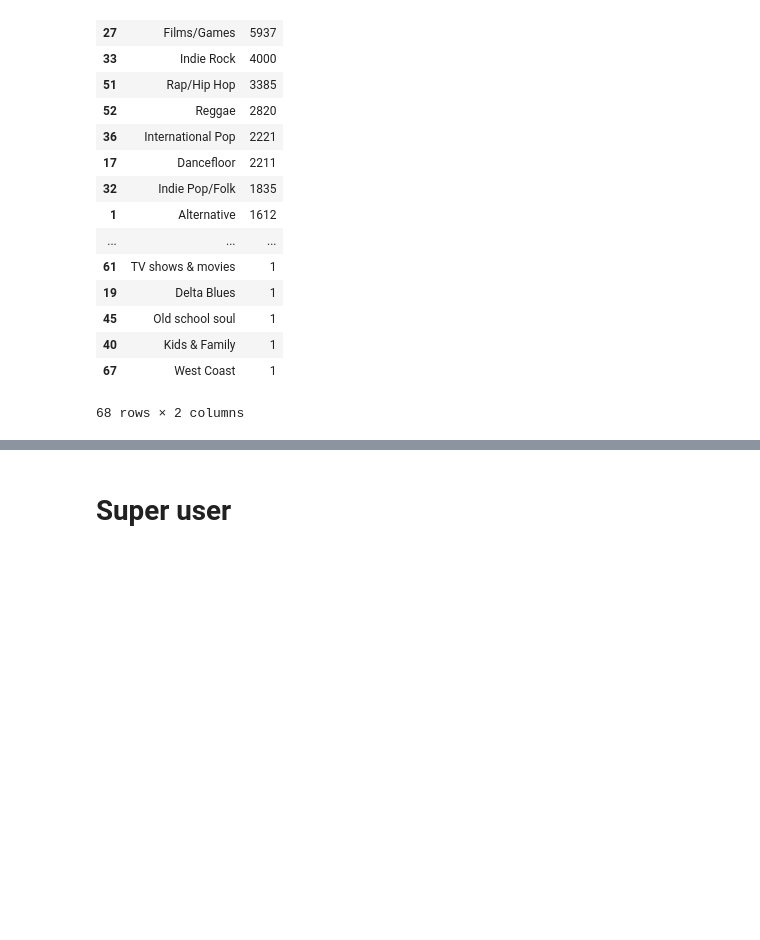
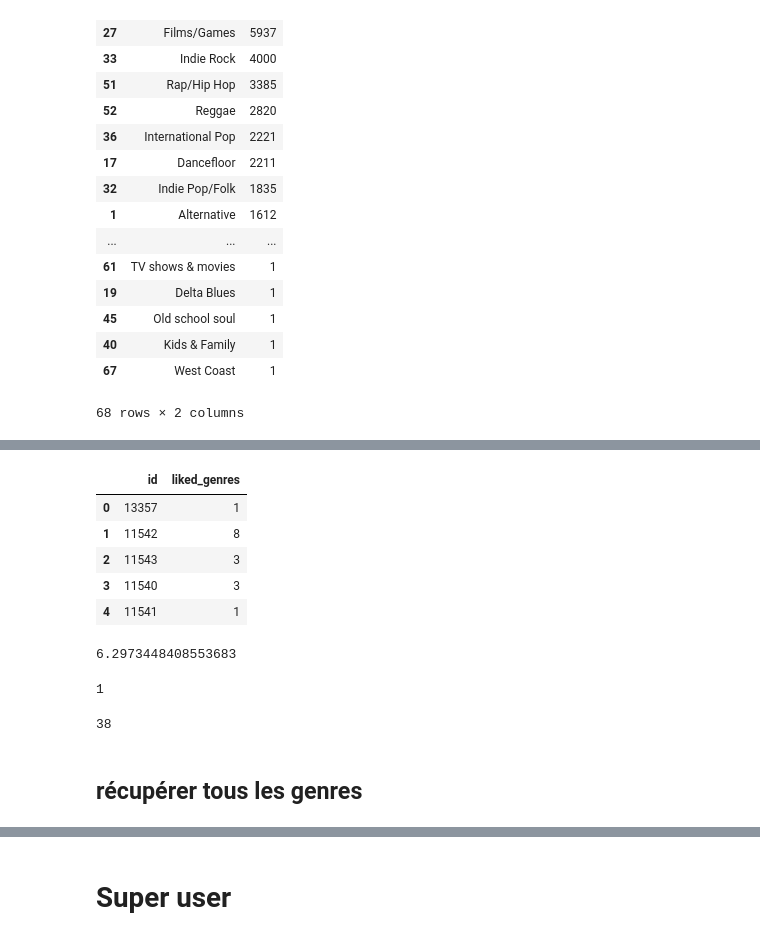
Before and after one commit to zakaryaxali/network_deezer, a Jupyter notebook: super_users_HR.ipynb, the cells around one changed output, grey strips where cells are left out. Saved outputs shown, nothing was run; the diff lists cells and outputs as text; code cells hidden in the pictures; blank space fills up the shorter version.

Commit message:
update super_users + simplification genres

```diff
--- a/super_users.ipynb
+++ b/super_users_HR.ipynb
@@ -84,0 +89,4 @@ size_genre_group_HR.sort_values(['id'],ascending=False)
+# %%
+json_HR = open(path + 'HR_genres.json').read()
+json_HR_data = json.loads(json_HR)
+json_HR_data
@@ -84,0 +111,28 @@ size_genre_group_HR.sort_values(['id'],ascending=False)
+# %%
+number_genres_HR = pd.DataFrame(columns=['id', 'liked_genres'])
+for k,v in json_HR_data.items():
+#     print(k,v)
+    number_genres_HR = number_genres_HR.append({'id': k, 'liked_genres': len(v)}, ignore_index=True)
+# %%
+number_genres_HR.head()
+# %% [output]
+|  | id | liked_genres |
+| 0 | 13357 | 1 |
+| 1 | 11542 | 8 |
+| 2 | 11543 | 3 |
+| 3 | 11540 | 3 |
+| 4 | 11541 | 1 |
+# %%
+number_genres_HR['liked_genres'].mean()
+# %% [output]
+6.2973448408553683
+# %%
+number_genres_HR['liked_genres'].min()
+# %% [output]
+1
+# %%
+number_genres_HR['liked_genres'].max()
+# %% [output]
+38
+# %% [markdown]
+## récupérer tous les genres
```
Also changed, not shown: parts of 8 cells of this notebook, 1 other file.
